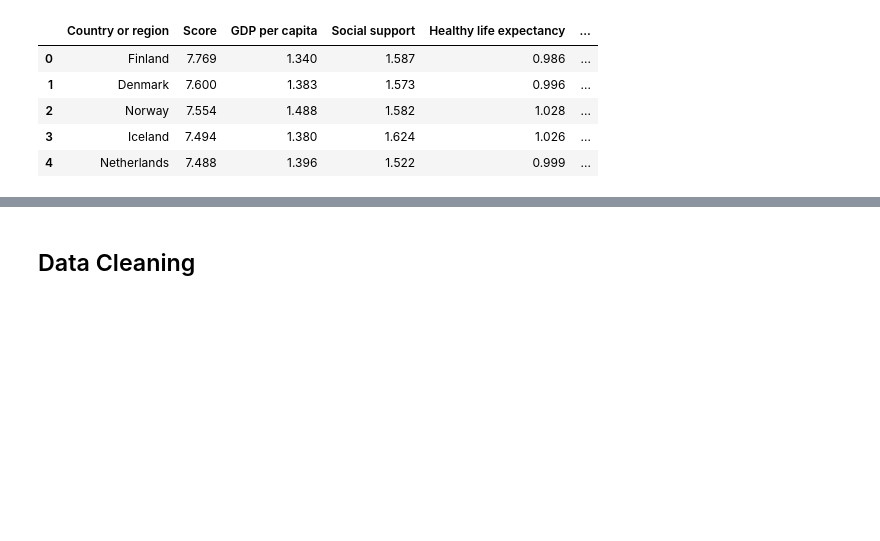
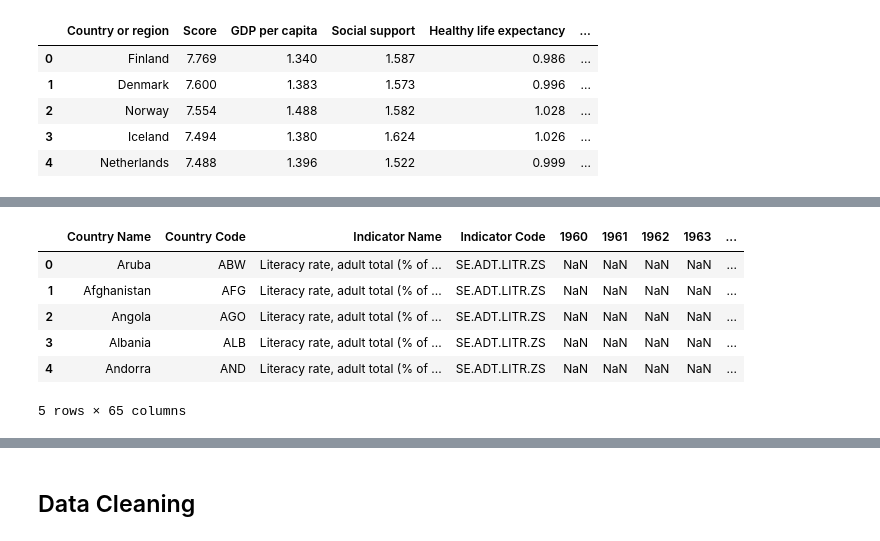
Before and after one commit to pgokhale2000/Data-Science-Project, a Jupyter notebook: main.ipynb, the cells around one changed output, grey strips where cells are left out. Cells and saved outputs as stored; diff of their text form; code cells hidden in the pictures; blank space fills up the shorter version.

```diff
--- a/main.ipynb
+++ b/main.ipynb
@@ -35,0 +51,11 @@ df.head()
+# %%
+literacy = pd.read_csv('literacy_rates.csv')
+literacy.head()
+# %% [output]
+|  | Country Name | Country Code | Indicator Name | Indicator Code | 1960 | 1961 | 1962 | 1963 | ... |
+| 0 | Aruba | ABW | Literacy rate, adult total (% of ... | SE.ADT.LITR.ZS | NaN | NaN | NaN | NaN | ... |
+| 1 | Afghanistan | AFG | Literacy rate, adult total (% of ... | SE.ADT.LITR.ZS | NaN | NaN | NaN | NaN | ... |
+| 2 | Angola | AGO | Literacy rate, adult total (% of ... | SE.ADT.LITR.ZS | NaN | NaN | NaN | NaN | ... |
+| 3 | Albania | ALB | Literacy rate, adult total (% of ... | SE.ADT.LITR.ZS | NaN | NaN | NaN | NaN | ... |
+| 4 | Andorra | AND | Literacy rate, adult total (% of ... | SE.ADT.LITR.ZS | NaN | NaN | NaN | NaN | ... |
+5 rows × 65 columns
```
Also changed, not shown: parts of 18 cells of this notebook, 6 other files.
